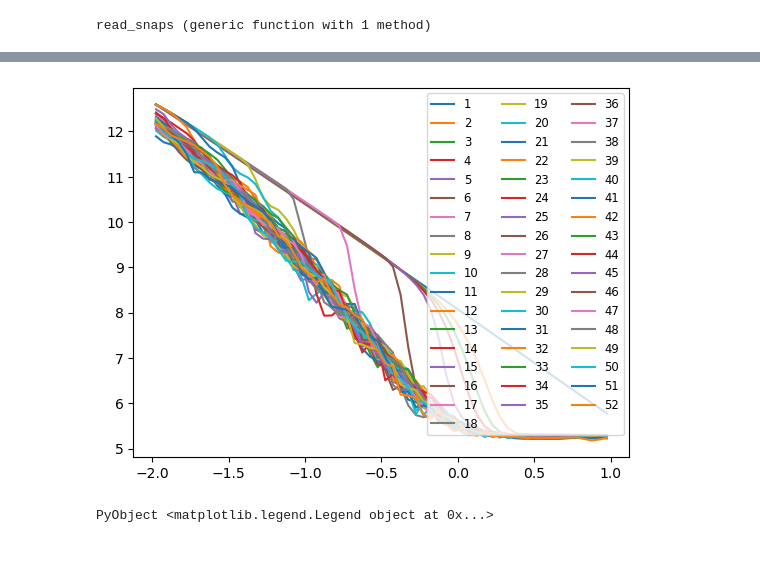
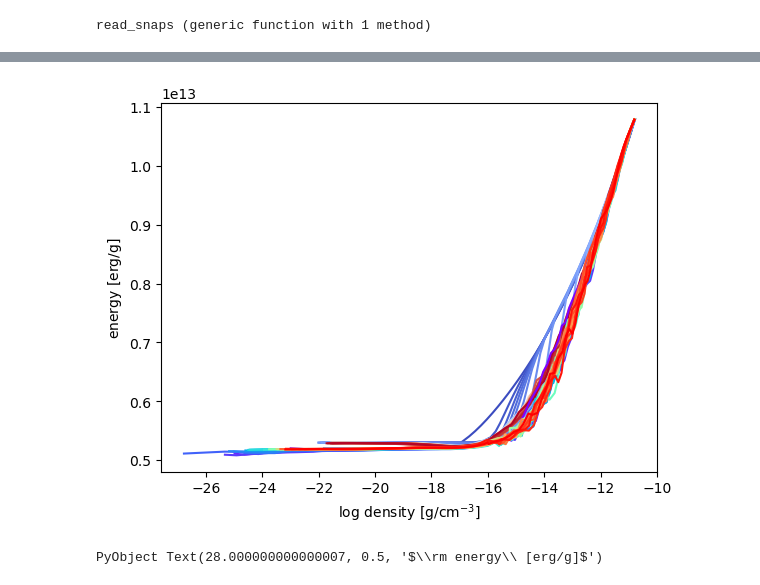
Before and after one commit to pe1995/MUST.jl, a Jupyter notebook: examples/visualize/hunt_errors.ipynb, the cells around one changed output, grey strips where cells are left out. Saved outputs shown, nothing was run; the diff lists cells and outputs as text; code cells hidden in the pictures; blank space fills up the shorter version.

```diff
--- a/examples/visualize/hunt_errors.ipynb
+++ b/examples/visualize/hunt_errors.ipynb
@@ -10,3 +11,4 @@ using Glob
 MUST.@import_dispatch "../../../dispatch2"
 MUST.@import_dispatch "../../../dispatch2" EOS
 MUST.@get_help visual
+pl =pyimport("matplotlib.pylab");
@@ -97,0 +98,4 @@ z[end] = 0.975f0
+# %%
+#boxes2 = convert_snaps(snapshots2, folder2)
+boxes2 = read_snaps(snapshots2, folder2)
+z2     = boxes2[1].z[1,1,:];
@@ -143,14 +131,30 @@ PyObject <matplotlib.legend.Legend object at 0x...>
-# %%
-f,ax = plt.subplots(1,1)
-
-for i in 1:length(boxes)
-    v  = MUST.plane_statistic(minimum, boxes[i], :ee)
-    zs = boxes[i].z[1,1,:]
-
-    plt.plot(zs, v, label="$(i)")
-end
-
-plt.legend(ncol=3, fontsize="small")
-# %% [output]
-[figure, removed]
-PyObject <matplotlib.legend.Legend object at 0x...>
+# %%
+f,ax = plt.subplots(1,1)
+
+colors = pl.cm.coolwarm.(Vector(range(0.0,1.0; length=length(boxes))))
+sm    = plt.cm.ScalarMappable(cmap="coolwarm", norm=plt.Normalize(vmin=0, vmax=length(boxes)))
+
+for i in 1:length(boxes)
+    v   = MUST.plane_statistic(x->minimum(log.(x)), boxes[i], :d)
+    v2  = MUST.plane_statistic(minimum, boxes[i], :ee)
+    zs = boxes[i].z[1,1,:]
+    plt.plot(v, v2, label="$(i)", color=colors[i])
+end
+
+colors = pl.cm.rainbow.(Vector(range(0.0,1.0; length=length(boxes2))))
+sm    = plt.cm.ScalarMappable(cmap="rainbow", norm=plt.Normalize(vmin=0, vmax=length(boxes2)))
+
+for i in 1:length(boxes2)
+    v   = MUST.plane_statistic(x->minimum(log.(x)), boxes2[i], :d)
+    v2  = MUST.plane_statistic(minimum, boxes2[i], :ee)
+    zs = boxes2[i].z[1,1,:]
+    plt.plot(v, v2, label="$(i)", color=colors[i])
+end
+
+plt.xlabel(L"\rm \log\ density\ [g/cm^{-3}]")
+plt.ylabel(L"\rm energy\ [erg/g]")
+
+#plt.legend(ncol=3, fontsize="small")
+# %% [output]
+[figure, added]
+PyObject Text(28.000000000000007, 0.5, '$\\rm energy\\ [erg/g]$')
```
Also changed, not shown: parts of 16 cells of this notebook, 7 other files.
